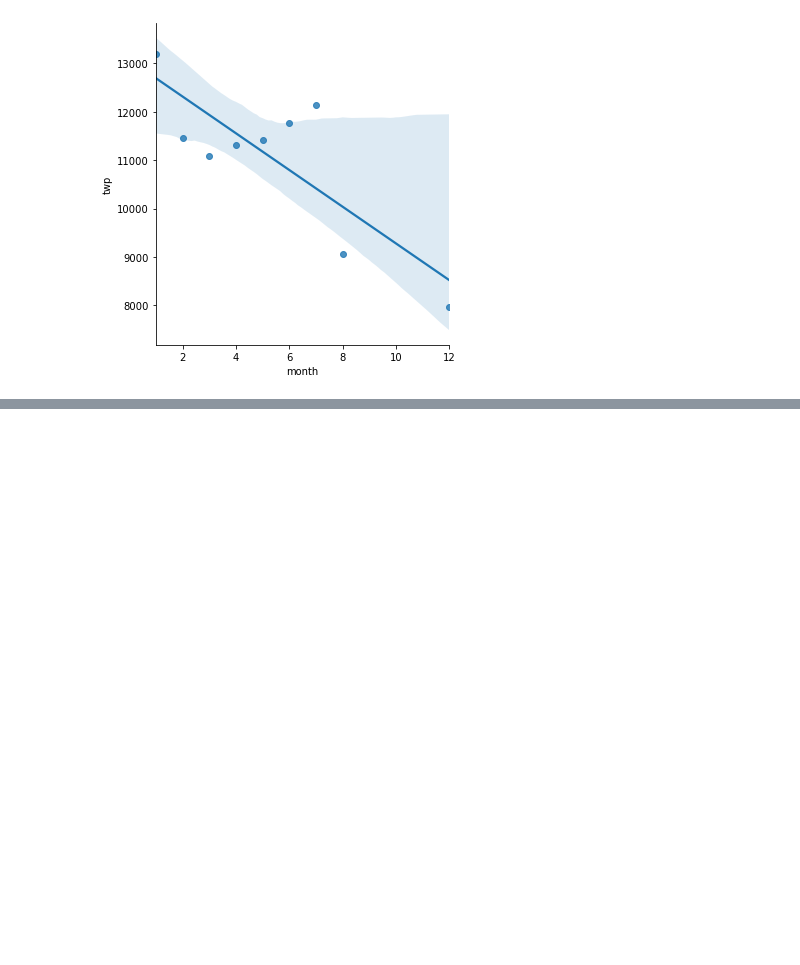
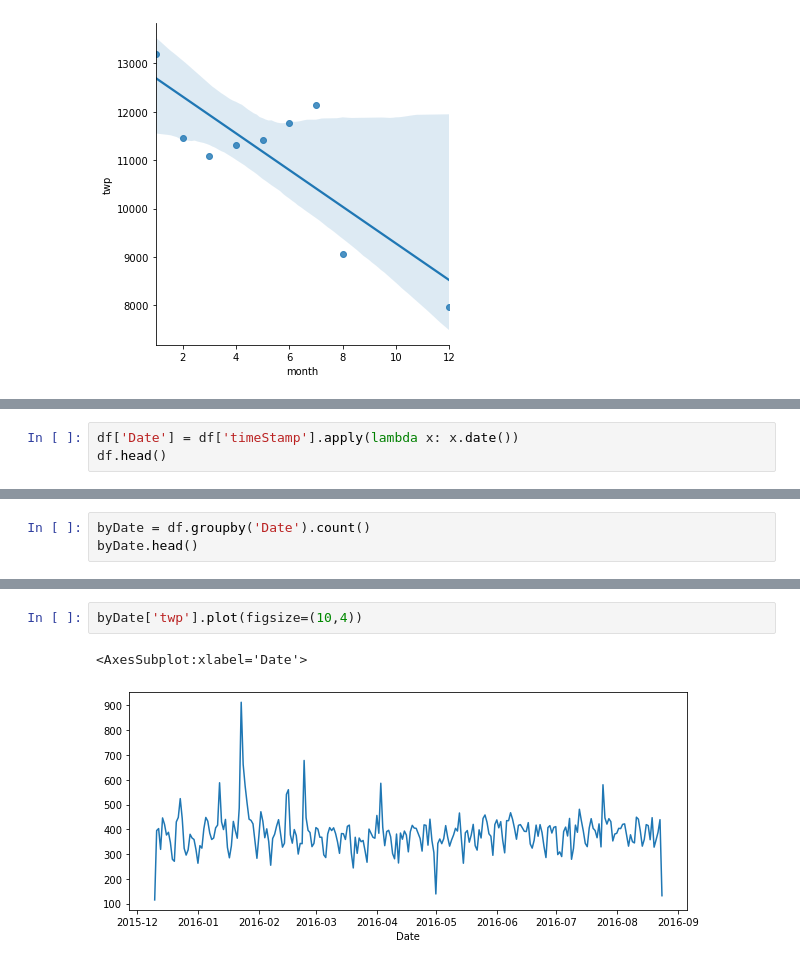
Before and after one commit to ayg15/911CallsAnalysis, a Jupyter notebook: 911 Calls Data Analysis.ipynb, the cells around one changed output, grey strips where cells are left out. Saved outputs shown, nothing was run; the diff lists cells and outputs as text; blank space fills up the shorter version.

```diff
--- a/911 Calls Data Analysis.ipynb
+++ b/911 Calls Data Analysis.ipynb
@@ -223,0 +226,3 @@ sns.lmplot(x='month', y='twp', data=byMonth)
+# %%
+df['Date'] = df['timeStamp'].apply(lambda x: x.date())
+df.head()
@@ -223,0 +238,3 @@ sns.lmplot(x='month', y='twp', data=byMonth)
+# %%
+byDate = df.groupby('Date').count()
+byDate.head()
@@ -223,0 +249,5 @@ sns.lmplot(x='month', y='twp', data=byMonth)
+# %%
+byDate['twp'].plot(figsize=(10,4))
+# %% [output]
+<AxesSubplot:xlabel='Date'>
+[figure, added]
```
Also changed, not shown: parts of 8 cells of this notebook.
